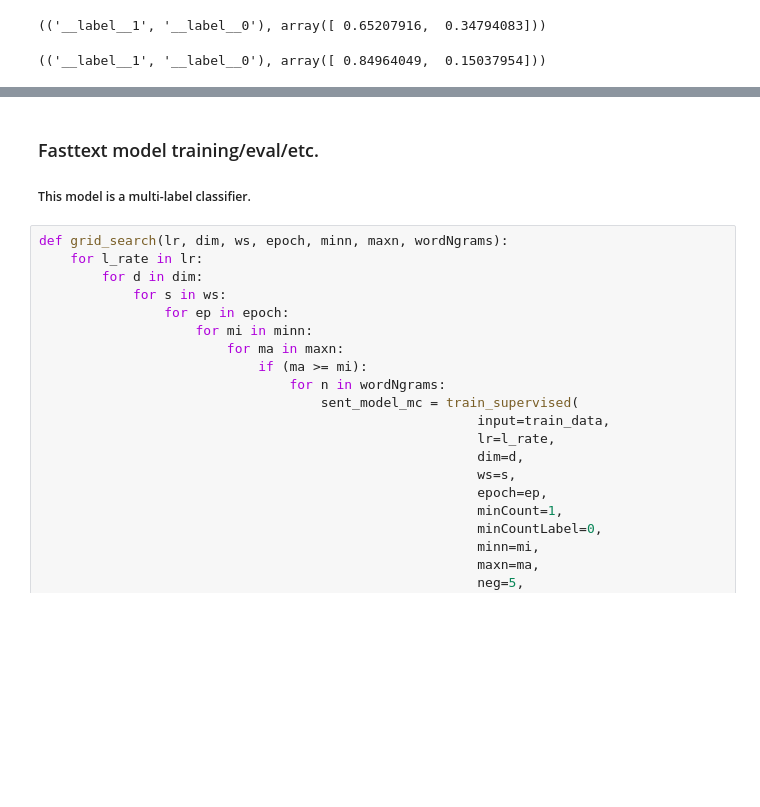
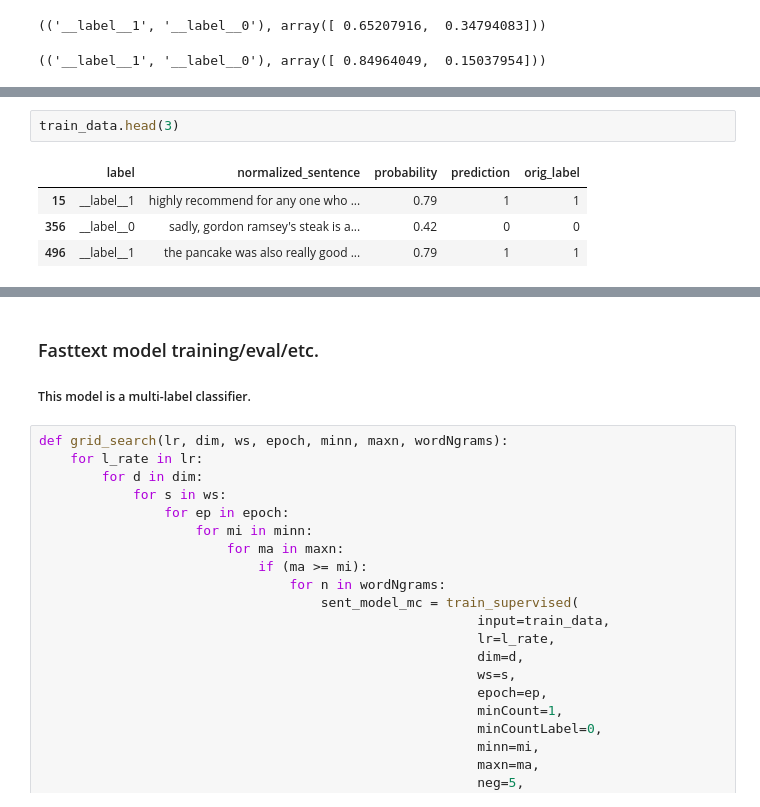
Before and after one commit to hminooei/DSbyHadi, a Jupyter notebook: Tutorial3/sentiment-analysis-embedding.ipynb, the cells around one changed output, grey strips where cells are left out. Cells and saved outputs as stored; diff of their text form; blank space fills up the shorter version.

```diff
--- a/Tutorial3/sentiment-analysis-embedding.ipynb
+++ b/Tutorial3/sentiment-analysis-embedding.ipynb
@@ -171,0 +185,7 @@ test_data[0:5]
+# %%
+train_data.head(3)
+# %% [output]
+|  | label | normalized_sentence | probability | prediction | orig_label |
+| 15 | __label__1 | highly recommend for any one who ... | 0.79 | 1 | 1 |
+| 356 | __label__0 | sadly, gordon ramsey's steak is a... | 0.42 | 0 | 0 |
+| 496 | __label__1 | the pancake was also really good ... | 0.79 | 1 | 1 |
```
Also changed, not shown: parts of 16 cells of this notebook.
